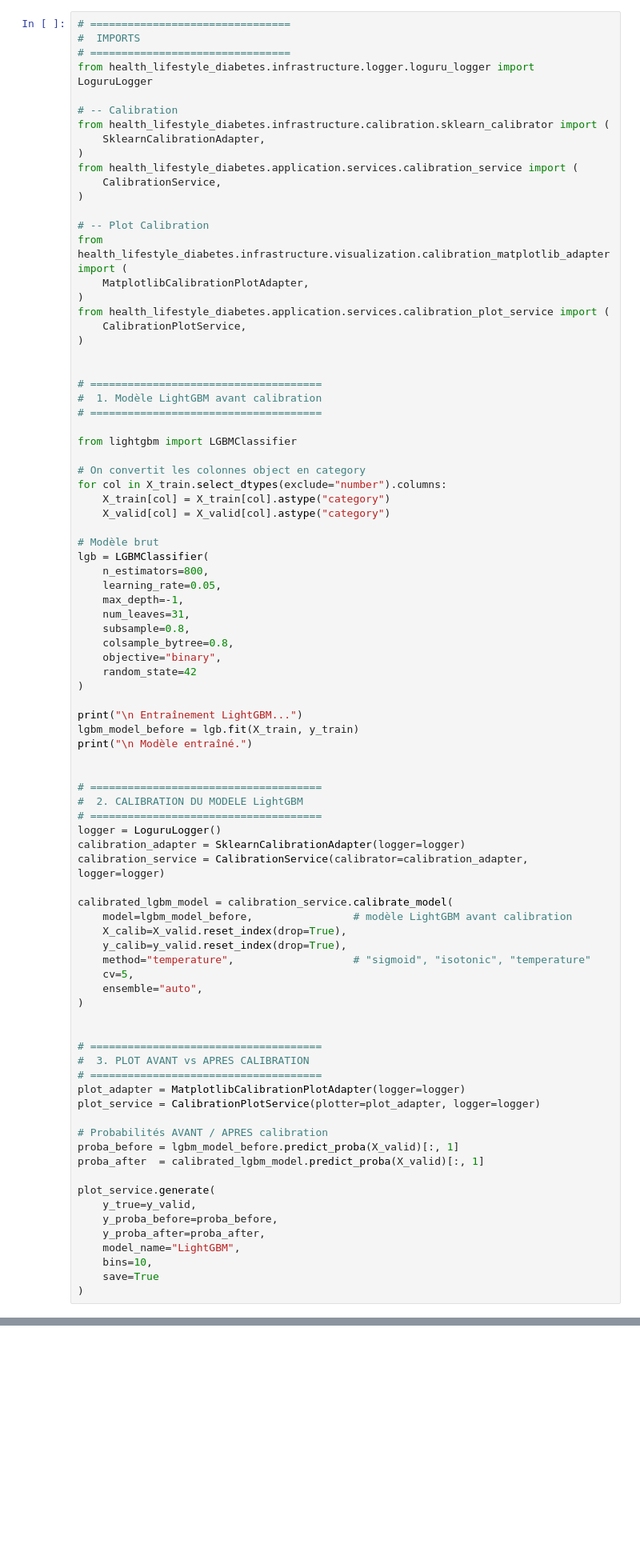
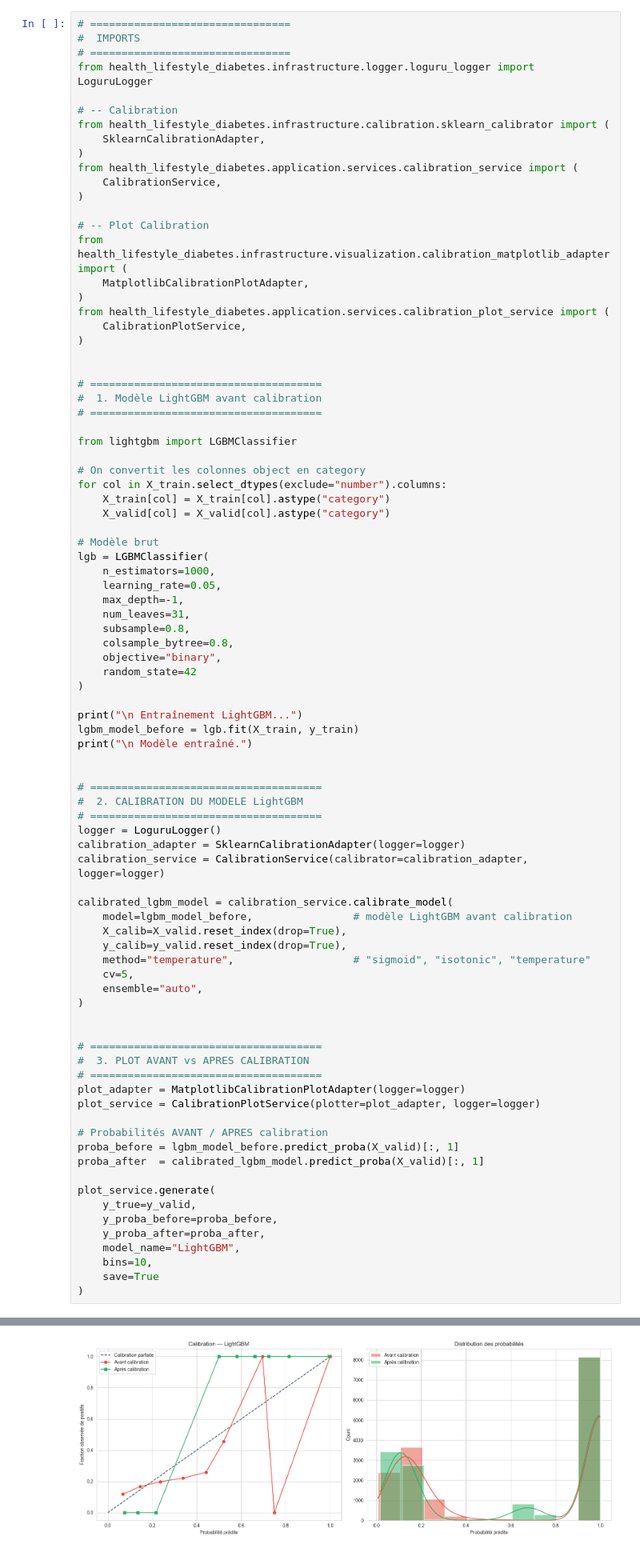
Before and after one commit to Manda404/health_lifestyle_diabetes, a Jupyter notebook: notebook/06_boosting_calibration.ipynb, the cells around one changed output, grey strips where cells are left out. Shown at 80% size. Saved outputs shown, nothing was run; the diff lists cells and outputs as text; blank space fills up the shorter version.

```diff
--- a/notebook/06_boosting_calibration.ipynb
+++ b/notebook/06_boosting_calibration.ipynb
@@ -1104,7 +822,7 @@ for col in X_train.select_dtypes(exclude="number").columns:
 
 # Modèle brut
 lgb = LGBMClassifier(
-    n_estimators=800,
+    n_estimators=1000,
     learning_rate=0.05,
     max_depth=-1,
     num_leaves=31,
@@ -1154,3 +872,4 @@ plot_service.generate(
     bins=10,
     save=True
 )
+# %% [output]
@@ -1156,0 +893 @@ plot_service.generate(
+[figure, added]
```
Also changed, not shown: parts of 16 cells of this notebook, 23 other files.
